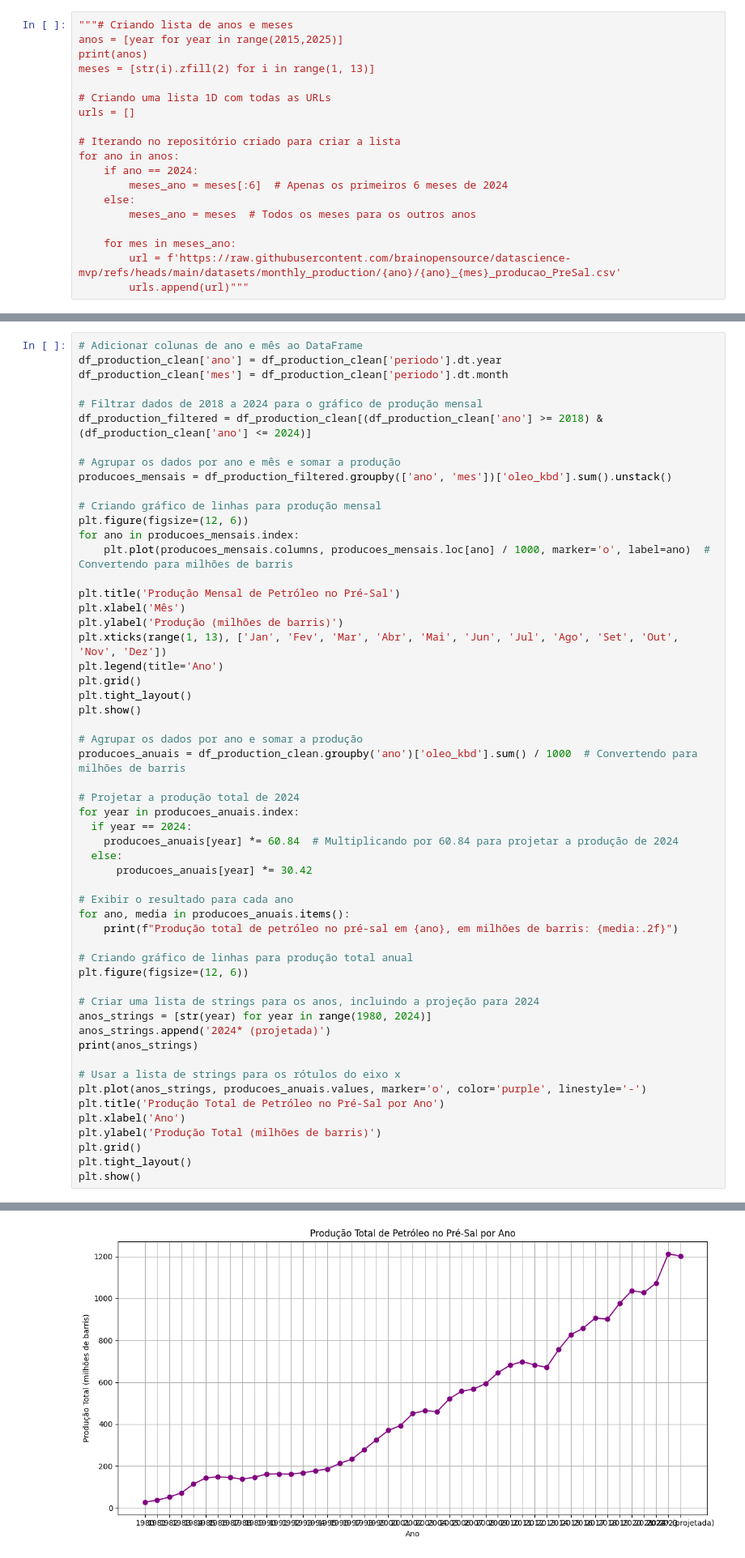
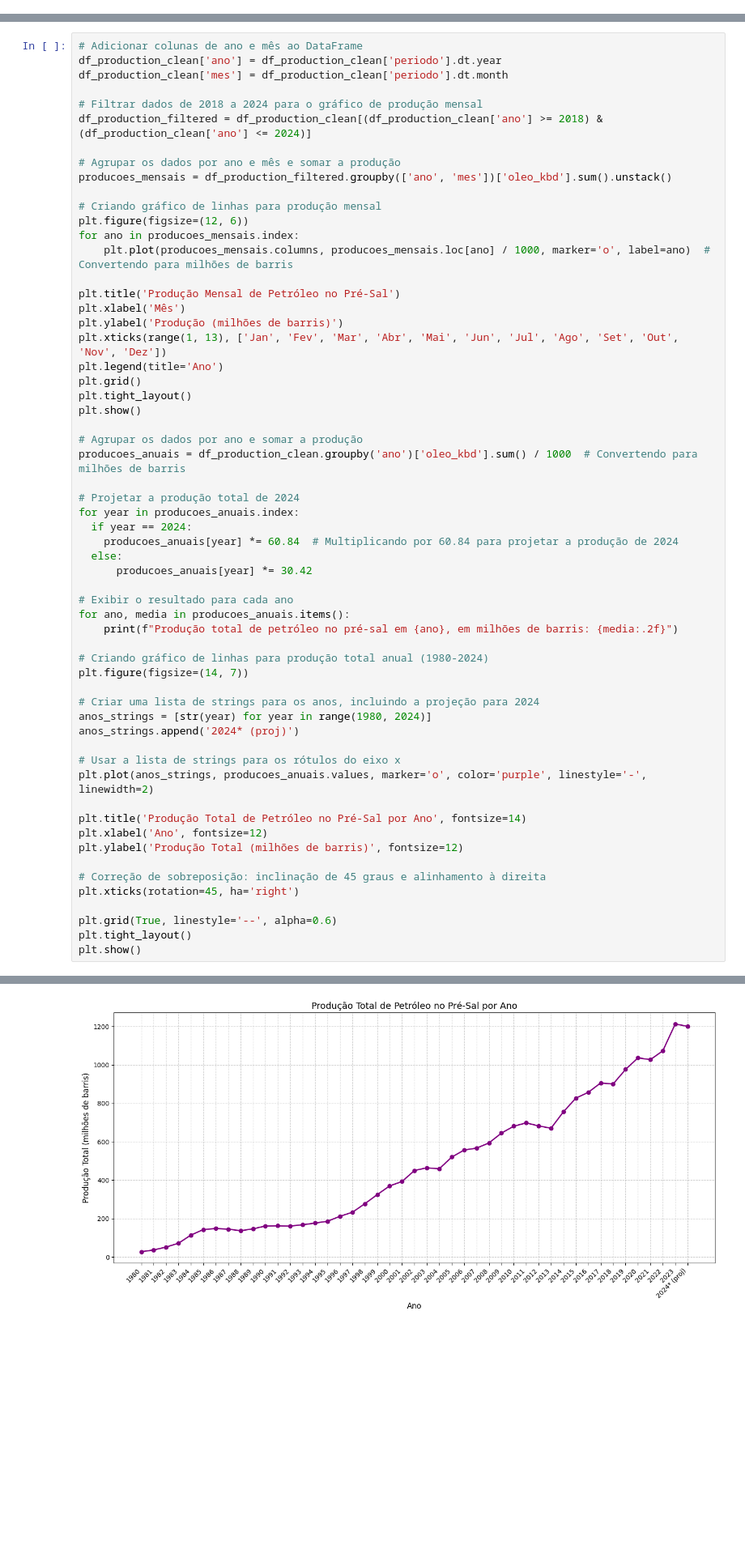
Before and after one commit to brainopensource/datascience-mvp, a Jupyter notebook: ciencia-de-dados/MVP_Análise_de_Dados_e_Boas_Práticas_Extended.ipynb, the cells around one changed output, grey strips where cells are left out. Shown at 81% size. Saved outputs shown, nothing was run; the diff lists cells and outputs as text; blank space fills up the shorter version.

Commit message:
Criado usando o Colab Rev Final

```diff
--- a/ciencia-de-dados/MVP_Análise_de_Dados_e_Boas_Práticas_Extended.ipynb
+++ b/ciencia-de-dados/MVP_Análise_de_Dados_e_Boas_Práticas_Extended.ipynb
@@ -74,22 +74,3 @@ warnings.filterwarnings('ignore')
 Conforme sugerido, os dados foram disponibilizados publicamente no repositório do Github e lidos no formato Raw
 
 [Link do Repositório](https://github.com/brainopensource/datascience-mvp)
-# %%
-"""# Criando lista de anos e meses
-anos = [year for year in range(2015,2025)]
-print(anos)
-meses = [str(i).zfill(2) for i in range(1, 13)]
-
-# Criando uma lista 1D com todas as URLs
-urls = []
-
-# Iterando no repositório criado para criar a lista
-for ano in anos:
-    if ano == 2024:
-        meses_ano = meses[:6]  # Apenas os primeiros 6 meses de 2024
-    else:
-        meses_ano = meses  # Todos os meses para os outros anos
-
-    for mes in meses_ano:
-        url = f'https://raw.githubusercontent.com/brainopensource/datascience-mvp/refs/heads/main/datasets/monthly_production/{ano}/{ano}_{mes}_producao_PreSal.csv'
-        urls.append(url)"""
@@ -723,20 +692,24 @@ for year in producoes_anuais.index:
 for ano, media in producoes_anuais.items():
     print(f"Produção total de petróleo no pré-sal em {ano}, em milhões de barris: {media:.2f}")
 
-# Criando gráfico de linhas para produção total anual
-plt.figure(figsize=(12, 6))
+# Criando gráfico de linhas para produção total anual (1980-2024)
+plt.figure(figsize=(14, 7))
 
 # Criar uma lista de strings para os anos, incluindo a projeção para 2024
 anos_strings = [str(year) for year in range(1980, 2024)]
-anos_strings.append('2024* (projetada)')
-print(anos_strings)
+anos_strings.append('2024* (proj)')
 
 # Usar a lista de strings para os rótulos do eixo x
-plt.plot(anos_strings, producoes_anuais.values, marker='o', color='purple', linestyle='-')
-plt.title('Produção Total de Petróleo no Pré-Sal por Ano')
-plt.xlabel('Ano')
-plt.ylabel('Produção Total (milhões de barris)')
-plt.grid()
+plt.plot(anos_strings, producoes_anuais.values, marker='o', color='purple', linestyle='-', linewidth=2)
+
+plt.title('Produção Total de Petróleo no Pré-Sal por Ano', fontsize=14)
+plt.xlabel('Ano', fontsize=12)
+plt.ylabel('Produção Total (milhões de barris)', fontsize=12)
+
+# Correção de sobreposição: inclinação de 45 graus e alinhamento à direita
+plt.xticks(rotation=45, ha='right')
+
+plt.grid(True, linestyle='--', alpha=0.6)
 plt.tight_layout()
 plt.show()
 # %% [output]
@@ -761,4 +734,4 @@ Produção total de petróleo no pré-sal em 2024, em milhões de barris: 1201.2
-[figure, old version]
+[figure, new version]
 # %%
 display(producoes_anuais)
 display(producoes_mensais)
```
Also changed, not shown: parts of 8 cells of this notebook.
